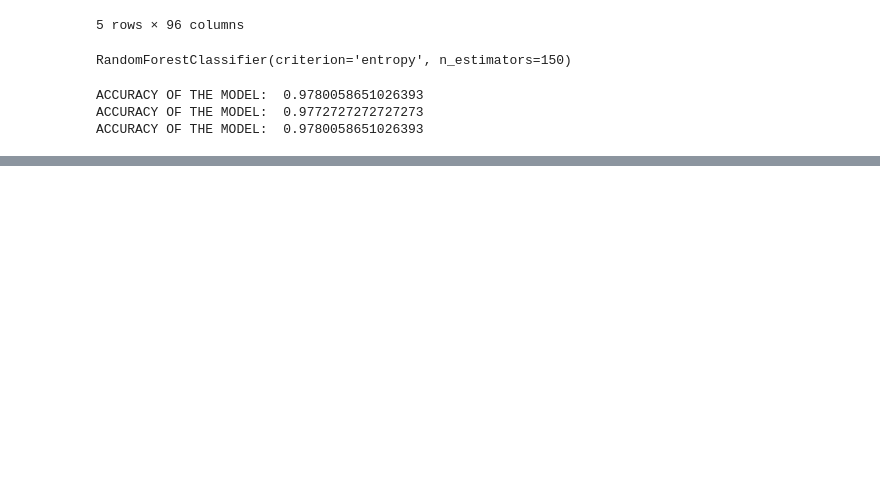
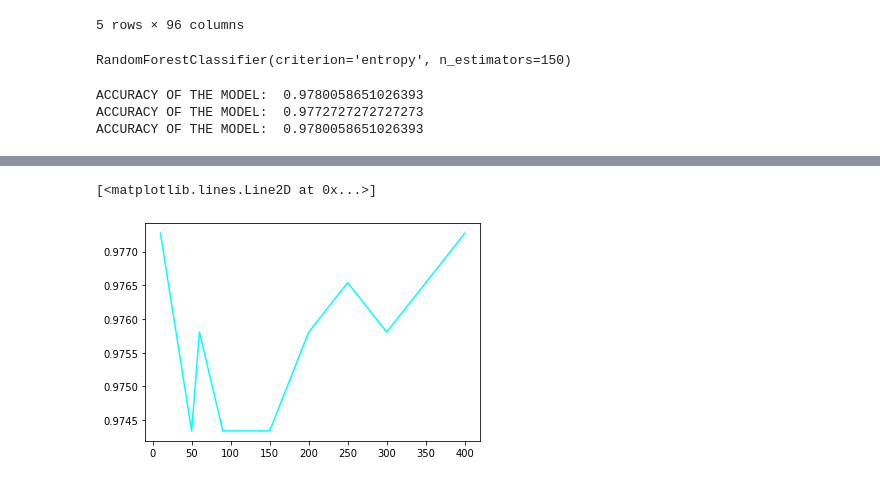
Before and after one commit to RushilPatel0703/ACML_Project, a Jupyter notebook: ACML_Project_Draft.ipynb, the cells around one changed output, grey strips where cells are left out. Drawn from its saved outputs; the diff is of its cells as text; code cells hidden in the pictures; blank space fills up the shorter version.

```diff
--- a/ACML_Project_Draft.ipynb
+++ b/ACML_Project_Draft.ipynb
@@ -115,0 +113,21 @@ plt.plot(estimators,accuracy3)
+# %%
+accuracy4 = []
+# %%
+for i in range(0,10):
+    clf_loop4 = RandomForestClassifier(n_estimators = estimators[i],criterion='gini')
+    clf_loop4.fit(X_train, y_train)
+    y_pred_loop4 = clf_loop4.predict(X_test)
+    accuracy4.append(metrics.accuracy_score(y_test, y_pred_loop4))
+# %%
+accuracy5 = []
+# %%
+for i in range(0,10):
+    clf_loop5 = RandomForestClassifier(n_estimators = estimators[i],criterion='gini',max_features='auto')
+    clf_loop5.fit(X_train, y_train)
+    y_pred_loop5 = clf_loop5.predict(X_test)
+    accuracy5.append(metrics.accuracy_score(y_test, y_pred_loop5))
+# %%
+plt.plot(estimators,accuracy5,color='aqua')
+# %% [output]
+[<matplotlib.lines.Line2D at 0x...>]
+[figure, added]
```
Also changed, not shown: parts of 16 cells of this notebook.
